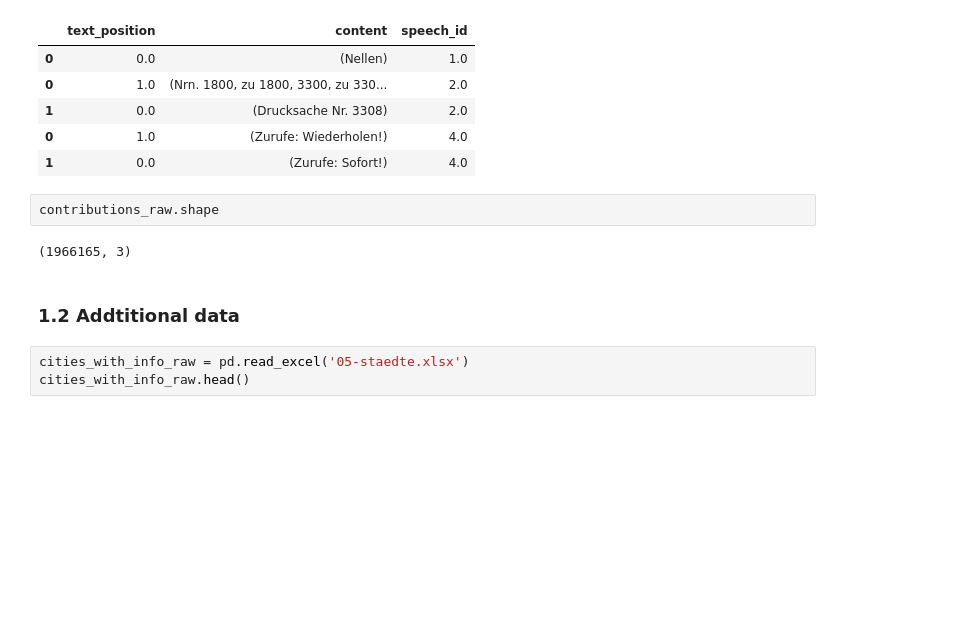
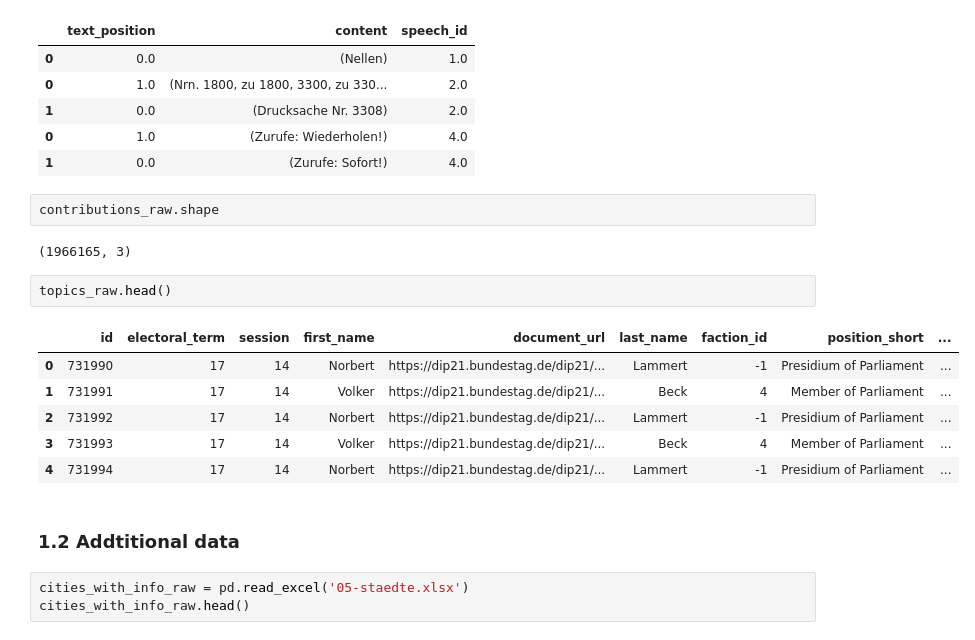
Before and after one commit to committopush/Thesis, a Jupyter notebook: Data_Cleaning_v4.ipynb, the cells around one changed output. Cells and saved outputs as stored; diff of their text form; blank space fills up the shorter version.

```diff
--- a/Data_Cleaning_v4.ipynb
+++ b/Data_Cleaning_v4.ipynb
@@ -92,6 +84,15 @@ contributions_raw.head(5)
 contributions_raw.shape
 # %% [output]
 (1966165, 3)
+# %%
+topics_raw.head()
+# %% [output]
+|  | id | electoral_term | session | first_name | document_url | last_name | faction_id | position_short | ... |
+| 0 | 731990 | 17 | 14 | Norbert | https://dip21.bundestag.de/dip21/... | Lammert | -1 | Presidium of Parliament | ... |
+| 1 | 731991 | 17 | 14 | Volker | https://dip21.bundestag.de/dip21/... | Beck | 4 | Member of Parliament | ... |
+| 2 | 731992 | 17 | 14 | Norbert | https://dip21.bundestag.de/dip21/... | Lammert | -1 | Presidium of Parliament | ... |
+| 3 | 731993 | 17 | 14 | Volker | https://dip21.bundestag.de/dip21/... | Beck | 4 | Member of Parliament | ... |
+| 4 | 731994 | 17 | 14 | Norbert | https://dip21.bundestag.de/dip21/... | Lammert | -1 | Presidium of Parliament | ... |
 # %% [markdown]
 ### 1.2 Addtitional data
 # %%
```
Also changed, not shown: parts of 16 cells of this notebook.
